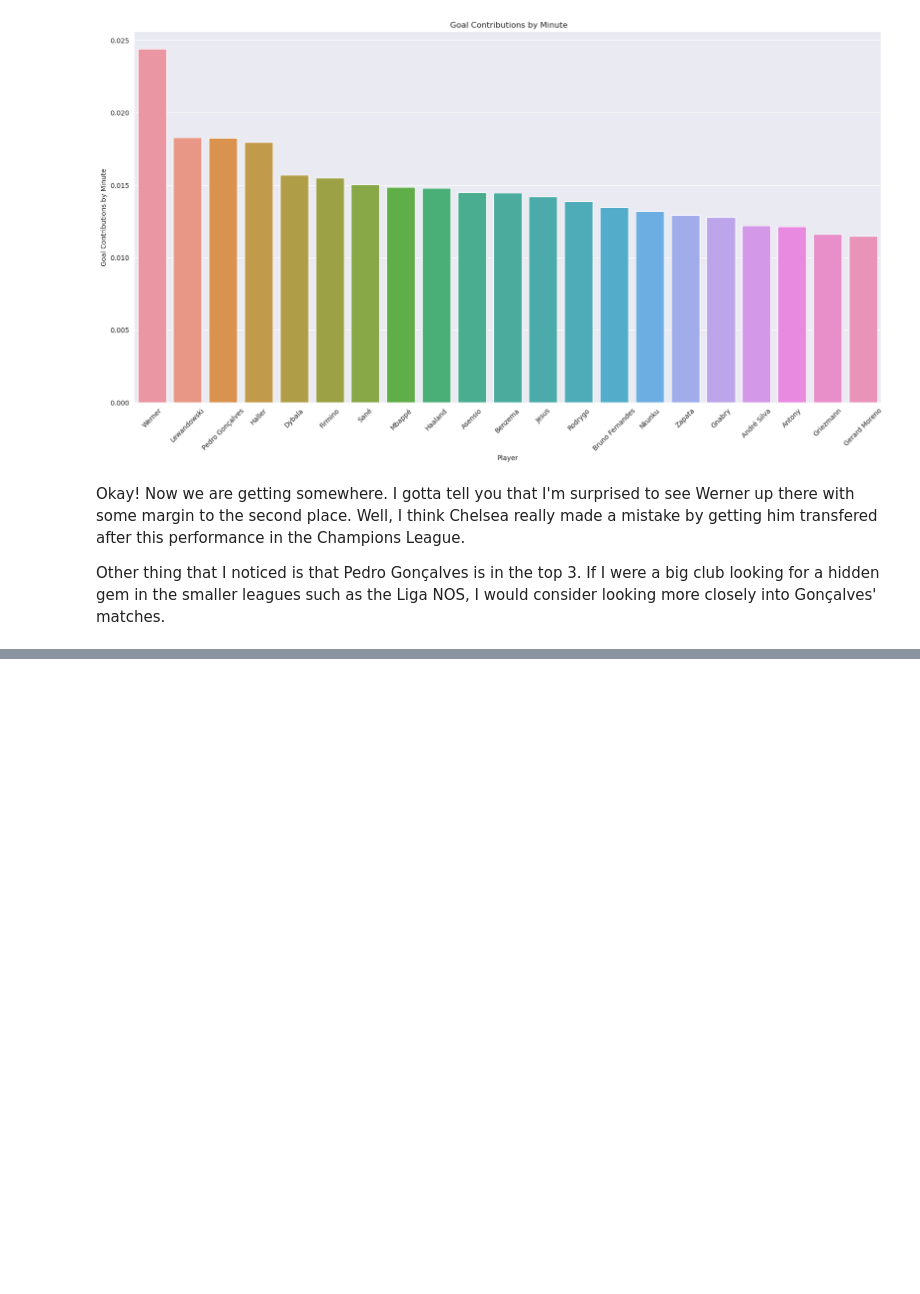
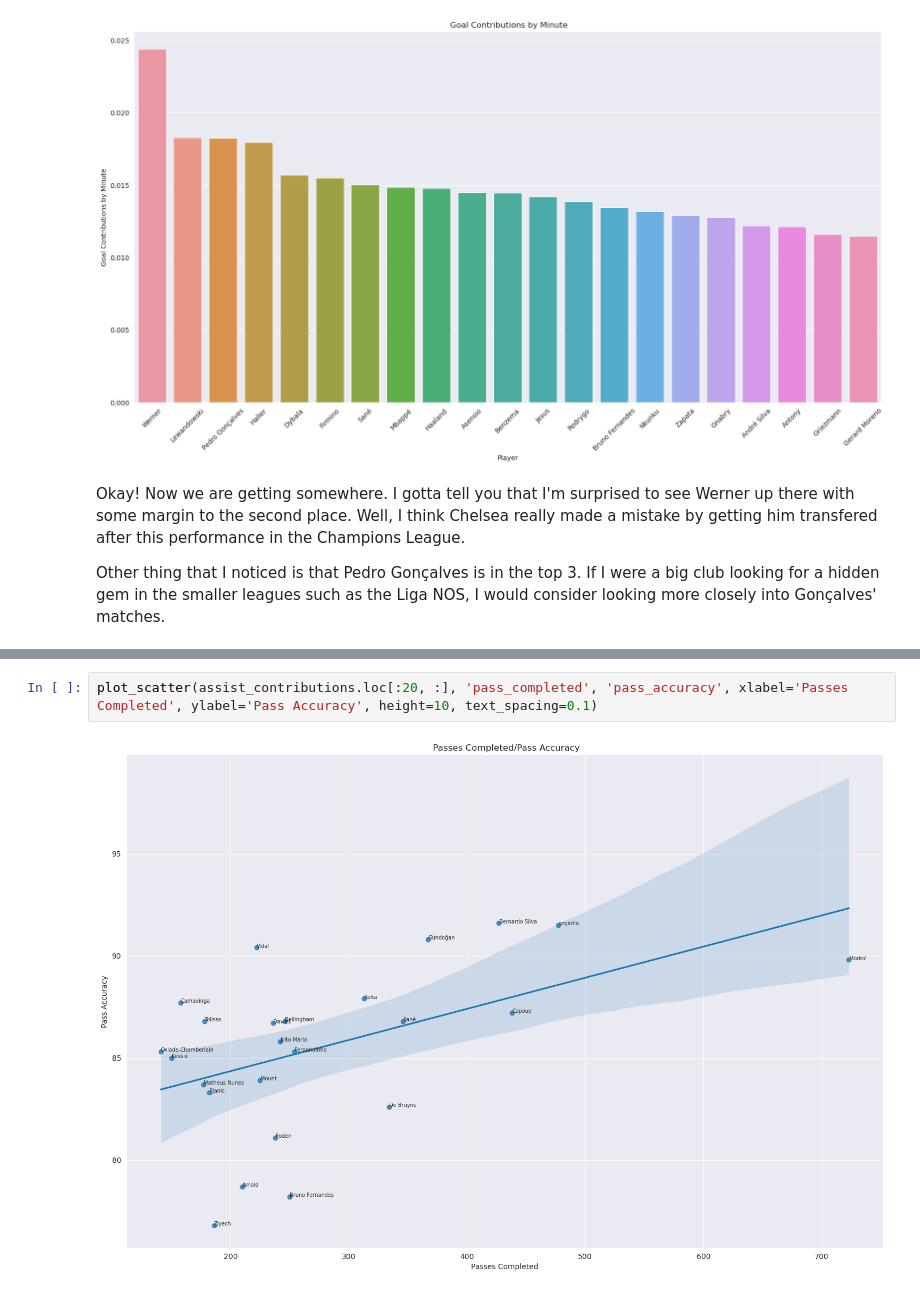
Before and after one commit to caiomelo22/20-21-Champions-League-Analysis, a Jupyter notebook: notebooke5ae0d8453.ipynb, the cells around one changed output, grey strips where cells are left out. Saved outputs shown, nothing was run; the diff lists cells and outputs as text; blank space fills up the shorter version.

```diff
--- a/notebooke5ae0d8453.ipynb
+++ b/notebooke5ae0d8453.ipynb
@@ -213,0 +273,4 @@ Other thing that I noticed is that Pedro Gonçalves is in the top 3. If I were a
+# %%
+plot_scatter(assist_contributions.loc[:20, :], 'pass_completed', 'pass_accuracy', xlabel='Passes Completed', ylabel='Pass Accuracy', height=10, text_spacing=0.1)
+# %% [output]
+[figure, added]
```
Also changed, not shown: parts of 14 cells of this notebook.
